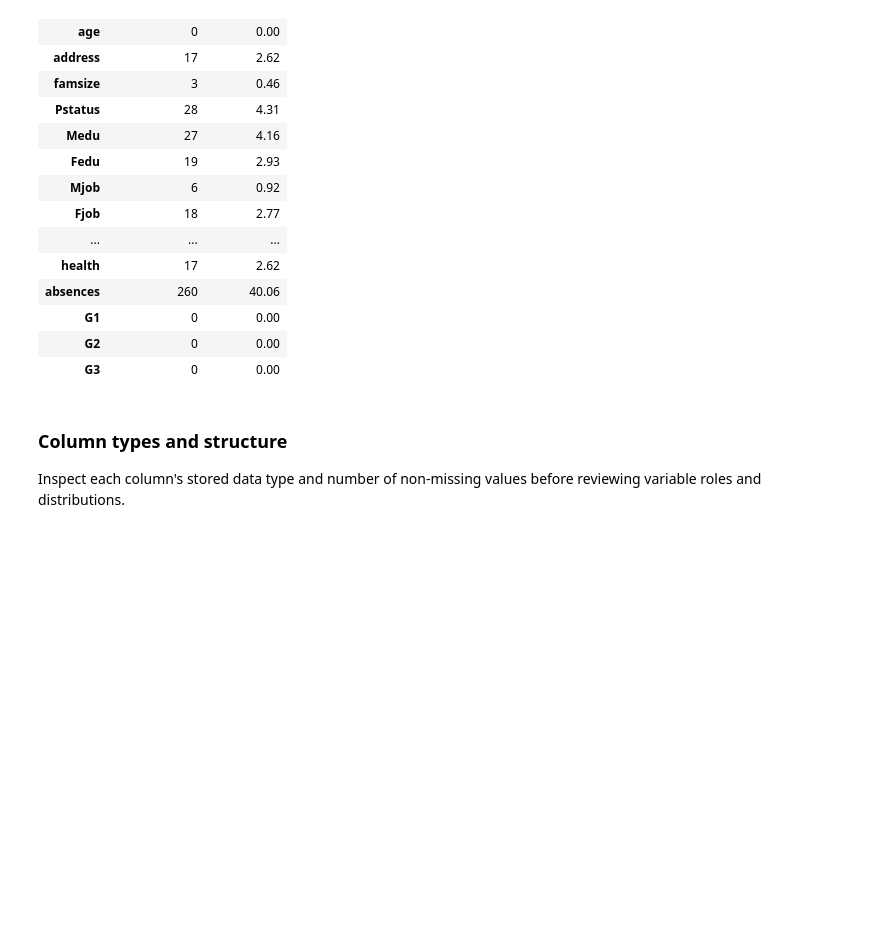
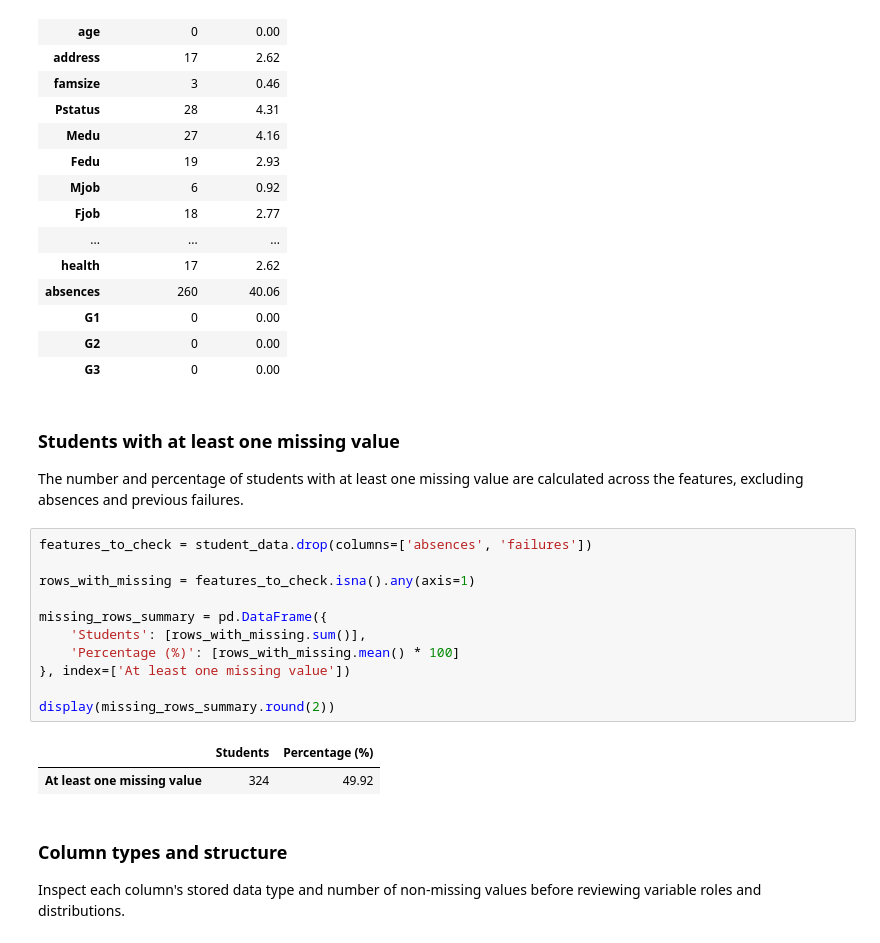
Before and after one commit to HenriqueReduto/Data-Mining-Project, a Jupyter notebook: notebooks/data_exploration.ipynb, the cells around one changed output. Saved outputs shown, nothing was run; the diff lists cells and outputs as text; blank space fills up the shorter version.

Commit message:
At least one missing value %

```diff
--- a/notebooks/data_exploration.ipynb
+++ b/notebooks/data_exploration.ipynb
@@ -86,6 +86,25 @@ missing_summary
 | G1 | 0 | 0.00 |
 | G2 | 0 | 0.00 |
 | G3 | 0 | 0.00 |
+# %% [markdown]
+### Students with at least one missing value
+
+The number and percentage of students with at least one missing value
+are calculated across the features, excluding absences and previous failures.
+# %%
+features_to_check = student_data.drop(columns=['absences', 'failures'])
+
+rows_with_missing = features_to_check.isna().any(axis=1)
+
+missing_rows_summary = pd.DataFrame({
+    'Students': [rows_with_missing.sum()],
+    'Percentage (%)': [rows_with_missing.mean() * 100]
+}, index=['At least one missing value'])
+
+display(missing_rows_summary.round(2))
+# %% [output]
+|  | Students | Percentage (%) |
+| At least one missing value | 324 | 49.92 |
 # %% [markdown]
 ### Column types and structure
 
```
